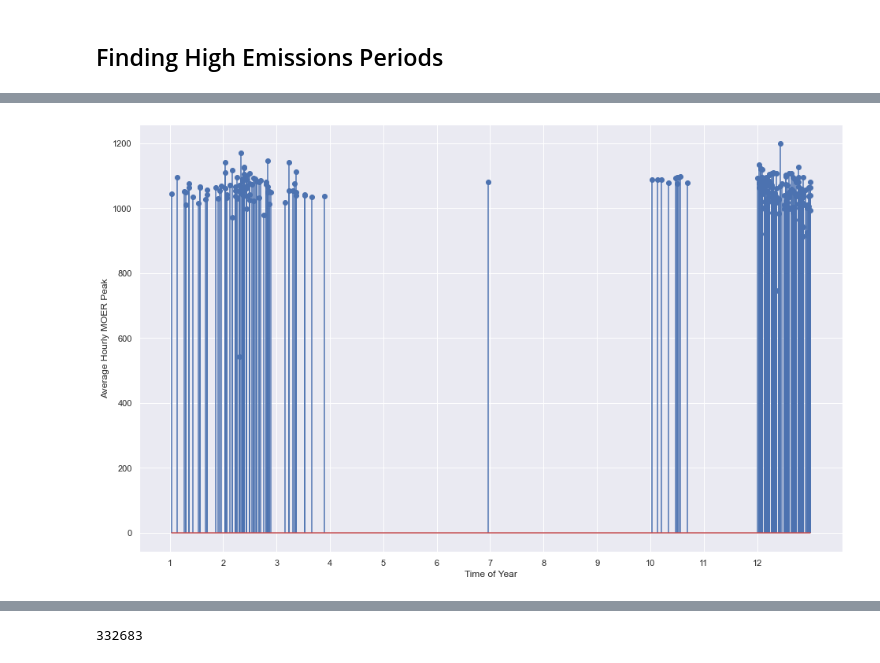
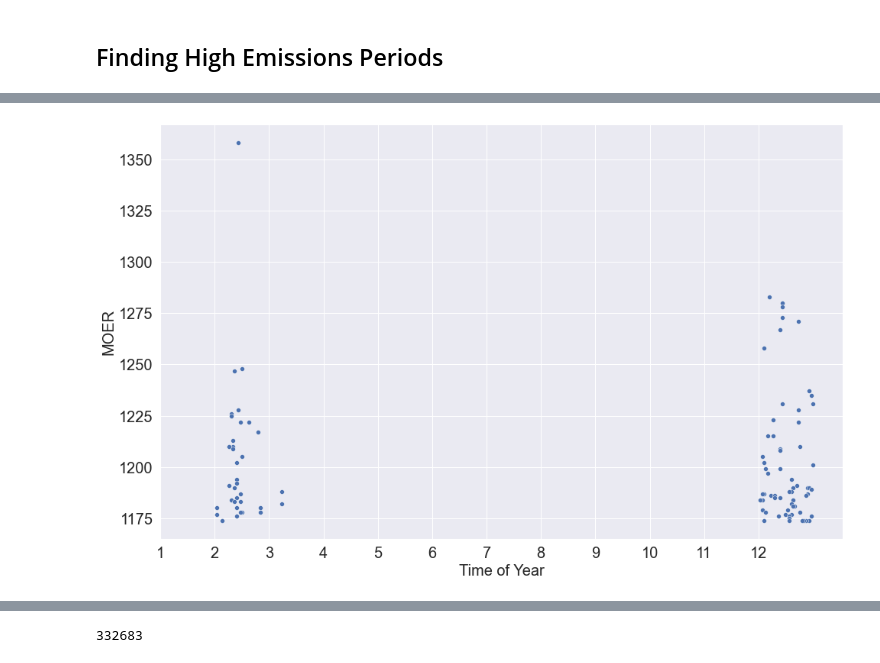
Before and after one commit to utkarshapets/load-shift-emissions, a Jupyter notebook: Wattime High Emission Period Analysis.ipynb, the cells around one changed output, grey strips where cells are left out. Cells and saved outputs as stored; diff of their text form; code cells hidden in the pictures.

```diff
--- a/Wattime High Emission Period Analysis.ipynb
+++ b/Wattime High Emission Period Analysis.ipynb
@@ -344,7 +344,7 @@ def get_top_n_peaks(n, waking_hours_only=False, datatype="MOER"):
         data = data.reset_index(drop=True)
         moers = data["MOER_hourly_average"]
 
-    return get_extreme_peaks_by_percentile(100, waking_hours_only, datatype).sort_values(by=[datatype], ascending=False).iloc[:n, :]
+    return get_extreme_peaks_by_percentile(90, waking_hours_only, datatype).sort_values(by=[datatype], ascending=False).iloc[:n, :]
 # %%
-top_100 = get_extreme_peaks_by_percentile(99, waking_hours_only=True, datatype="MOER_hourly_average")
+top_100 = get_top_n_peaks(100, waking_hours_only=True, datatype="MOER")
 top_100["year_frac"] = top_100["month"] + top_100["day_of_month"] / 30
@@ -351,8 +367,9 @@ top_100["year_frac"] = top_100["month"] + top_100["day_of_month"] / 30
 # %%
-plt.stem(top_100["year_frac"], top_100["MOER_rolling"], use_line_collection=True)
-plt.xticks(range(1, 13, 1))
-plt.xlabel("Time of Year")
-plt.ylabel("Average Hourly MOER Peak")
+sns.scatterplot(x=top_100["year_frac"], y=top_100["MOER"])
+plt.xticks(range(1, 13, 1), fontsize=20)
+plt.yticks(fontsize=20)
+plt.xlabel("Time of Year", fontsize=20)
+plt.ylabel("MOER", fontsize=20)
 plt.show()
 # %% [output]
-[figure, old version]
+[figure, new version]
```
Also changed, not shown: parts of 2 cells of this notebook, 4 other files.
